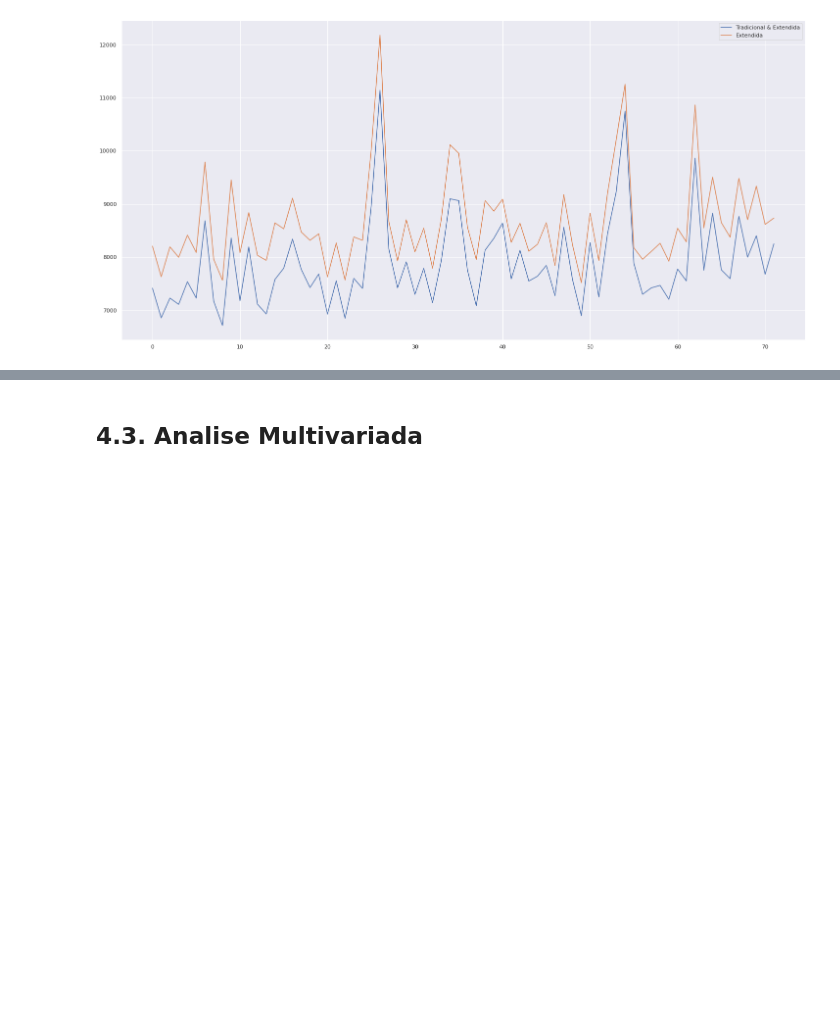
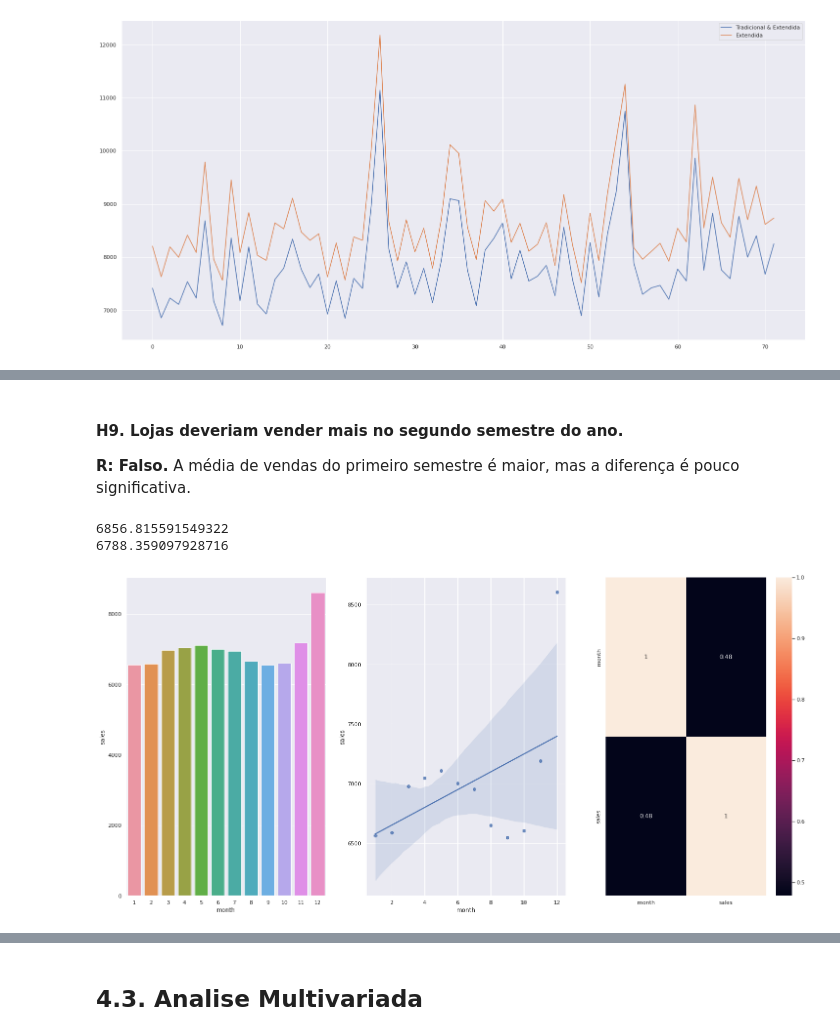
Before and after one commit to NaomiKikuchi/ds-em-producao, a Jupyter notebook: notebooks/m04_v01_store_sales_prediction.ipynb, the cells around one changed output, grey strips where cells are left out. Saved outputs shown, nothing was run; the diff lists cells and outputs as text; code cells hidden in the pictures; blank space fills up the shorter version.

```diff
--- a/notebooks/m04_v01_store_sales_prediction.ipynb
+++ b/notebooks/m04_v01_store_sales_prediction.ipynb
@@ -582,0 +610,20 @@ ax.legend( labels=['Tradicional & Extendida', 'Extendida']);
+# %% [markdown]
+#### **H9.** Lojas deveriam vender mais no segundo semestre do ano.
+**R: Falso.** A média de vendas do primeiro semestre é maior, mas a diferença é pouco significativa.
+# %%
+aux1 = df4[['sales', 'month']].groupby('month').mean().reset_index()
+plt.subplot(1, 3, 1)
+sns.barplot(x='month', y='sales', data=aux1);
+
+plt.subplot(1, 3, 2)
+sns.regplot(x='month', y='sales', data=aux1);
+
+plt.subplot(1, 3, 3)
+sns.heatmap(aux1.corr(method='pearson'), annot=True);
+
+print(aux1['sales'][0:5].mean())
+print(aux1['sales'][6:11].mean())
+# %% [output]
+6856.815591549322
+6788.359097928716
+[figure, added]
```
Also changed, not shown: parts of 12 cells of this notebook.
